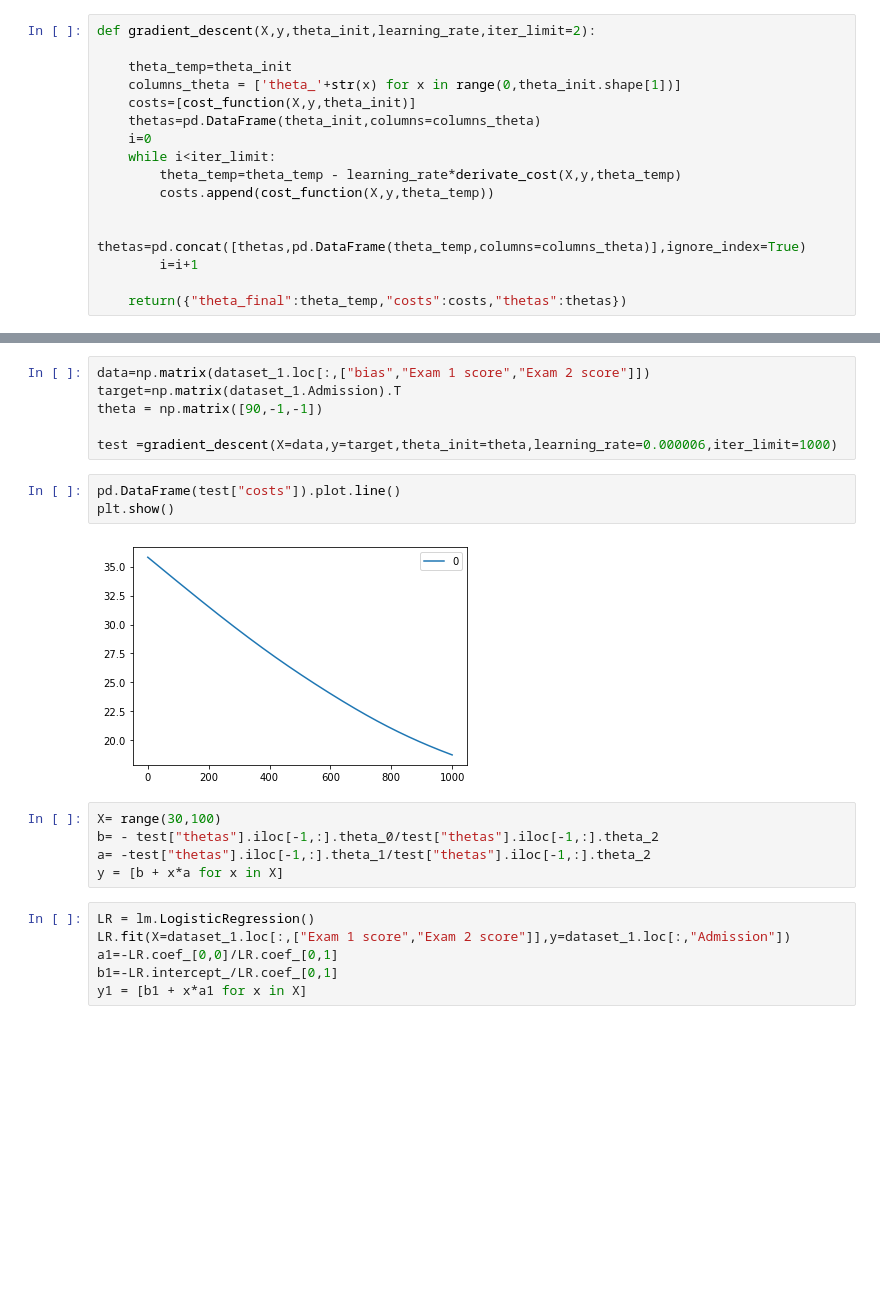
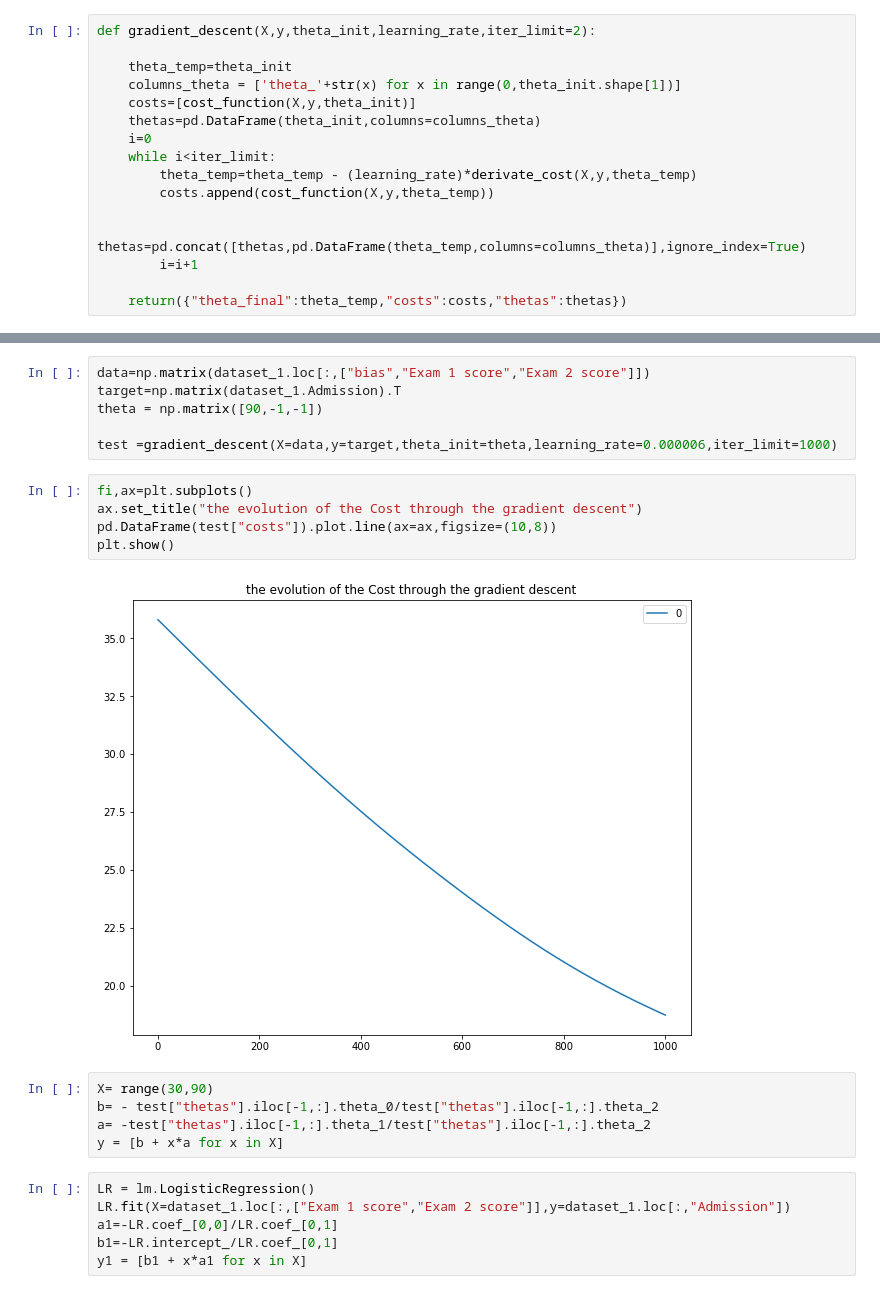
Before and after one commit to BWhannou/Neural-Network-tutorial, a Jupyter notebook: step_by_step_implementation.ipynb, the cells around one changed output, grey strips where cells are left out. Cells and saved outputs as stored; diff of their text form; blank space fills up the shorter version.

```diff
--- a/step_by_step_implementation.ipynb
+++ b/step_by_step_implementation.ipynb
@@ -144,7 +154,7 @@ def gradient_descent(X,y,theta_init,learning_rate,iter_limit=2):
     thetas=pd.DataFrame(theta_init,columns=columns_theta)
     i=0
     while i<iter_limit:
-        theta_temp=theta_temp - learning_rate*derivate_cost(X,y,theta_temp)
+        theta_temp=theta_temp - (learning_rate)*derivate_cost(X,y,theta_temp)
         costs.append(cost_function(X,y,theta_temp))
 
         thetas=pd.concat([thetas,pd.DataFrame(theta_temp,columns=columns_theta)],ignore_index=True)
@@ -169,13 +179,15 @@ target=np.matrix(dataset_1.Admission).T
 theta = np.matrix([90,-1,-1])
 
 test =gradient_descent(X=data,y=target,theta_init=theta,learning_rate=0.000006,iter_limit=1000)
-# %%
-pd.DataFrame(test["costs"]).plot.line()
-plt.show()
-# %% [output]
-[figure, removed]
+# %%
+fi,ax=plt.subplots()
+ax.set_title("the evolution of the Cost through the gradient descent")
+pd.DataFrame(test["costs"]).plot.line(ax=ax,figsize=(10,8))
+plt.show()
+# %% [output]
+[figure, added]
 # %%
-X= range(30,100)
+X= range(30,90)
 b= - test["thetas"].iloc[-1,:].theta_0/test["thetas"].iloc[-1,:].theta_2
 a= -test["thetas"].iloc[-1,:].theta_1/test["thetas"].iloc[-1,:].theta_2
 y = [b + x*a for x in X]
```
Also changed, not shown: parts of 12 cells of this notebook.
